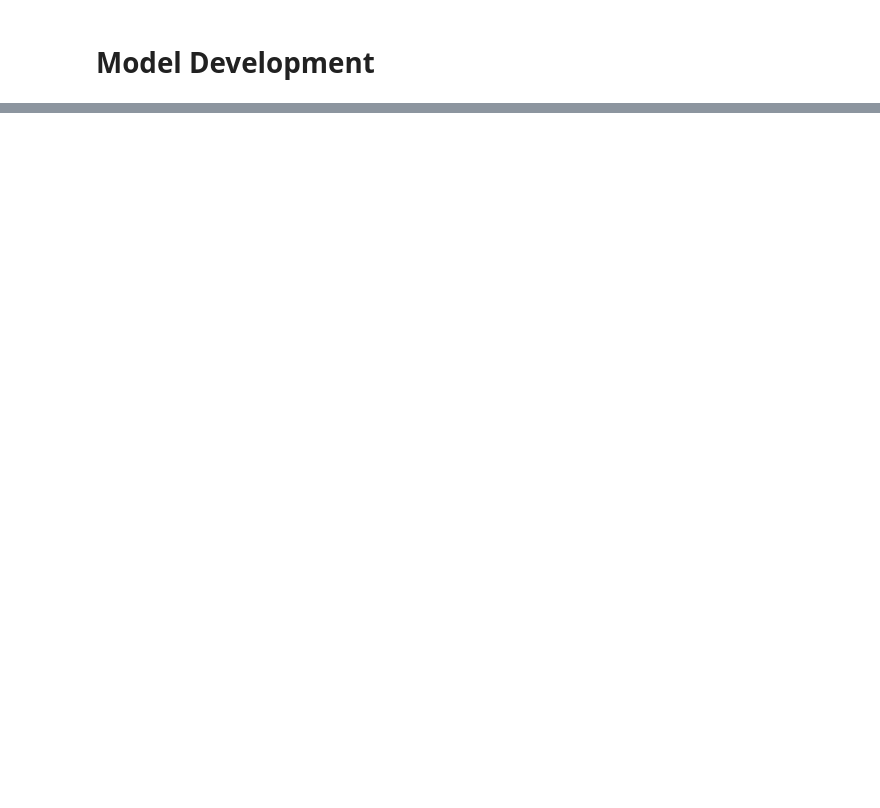
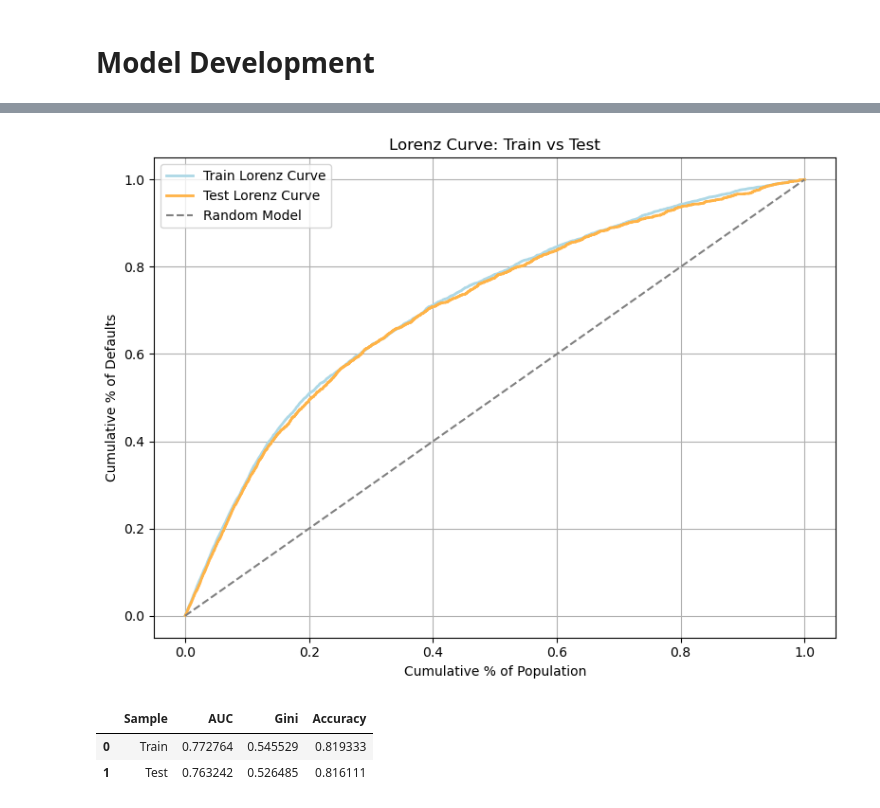
Before and after one commit to VarunBhavnani/CreditLineModel, a Jupyter notebook: CreditLineModel.ipynb, the cells around one changed output, grey strips where cells are left out. Drawn from its saved outputs; the diff is of its cells as text; code cells hidden in the pictures; blank space fills up the shorter version.

Commit message:
Model Development Code Added

```diff
--- a/CreditLineModel.ipynb
+++ b/CreditLineModel.ipynb
@@ -1473,0 +1631,44 @@ print(X_test_selected.shape)
+# %%
+import numpy as np
+import pandas as pd
+import matplotlib.pyplot as plt
+
+def plot_lorenz_curve_train_test(y_train, y_train_scores, y_test, y_test_scores):
+    """
+    Plot Lorenz curves for both Train and Test datasets on the same plot.
+
+    Parameters:
+        y_train: true labels (train)
+        y_train_scores: predicted probs/scores (train)
+        y_test: true labels (test)
+        y_test_scores: predicted probs/scores (test)
+    """
+
+    def prepare_lorenz_data(y_true, y_scores):
+        df = pd.DataFrame({'y_true': y_true, 'y_score': y_scores})
+        df.sort_values(by='y_score', ascending=False, inplace=True)
+        df['population_pct'] = np.arange(1, len(df) + 1) / len(df)
+        total_bads = df['y_true'].sum()
+        df['cum_bads'] = df['y_true'].cumsum()
+        df['cum_bads_pct'] = df['cum_bads'] / total_bads
+        return df['population_pct'], df['cum_bads_pct']
+
+    train_x, train_y = prepare_lorenz_data(y_train, y_train_scores)
+    test_x, test_y = prepare_lorenz_data(y_test, y_test_scores)
+
+    plt.figure(figsize=(8, 6))
+    plt.plot(train_x, train_y, label='Train Lorenz Curve', color='lightblue', linewidth=2)
+    plt.plot(test_x, test_y, label='Test Lorenz Curve', color='#FFB347', linewidth=2)
+    plt.plot([0, 1], [0, 1], linestyle='--', color='gray', label='Random Model')
+
+    plt.xlabel('Cumulative % of Population')
+    plt.ylabel('Cumulative % of Defaults')
+    plt.title('Lorenz Curve: Train vs Test')
+    plt.grid(True)
+    plt.legend()
+    plt.tight_layout()
+    plt.show()
+# %%
+plot_lorenz_curve_train_test(y_train, y_train_pred_prob, y_test, y_test_pred_prob)
+# %% [output]
+[figure, added]
@@ -1473,0 +1705,10 @@ print(X_test_selected.shape)
+# %%
+# Evaluate
+evaluate_model_performance(
+    y_train, y_train_pred_prob, y_train_pred_label,
+    y_test, y_test_pred_prob, y_test_pred_label
+)
+# %% [output]
+|  | Sample | AUC | Gini | Accuracy |
+| 0 | Train | 0.772764 | 0.545529 | 0.819333 |
+| 1 | Test | 0.763242 | 0.526485 | 0.816111 |
```
Also changed, not shown: parts of 31 cells of this notebook.
